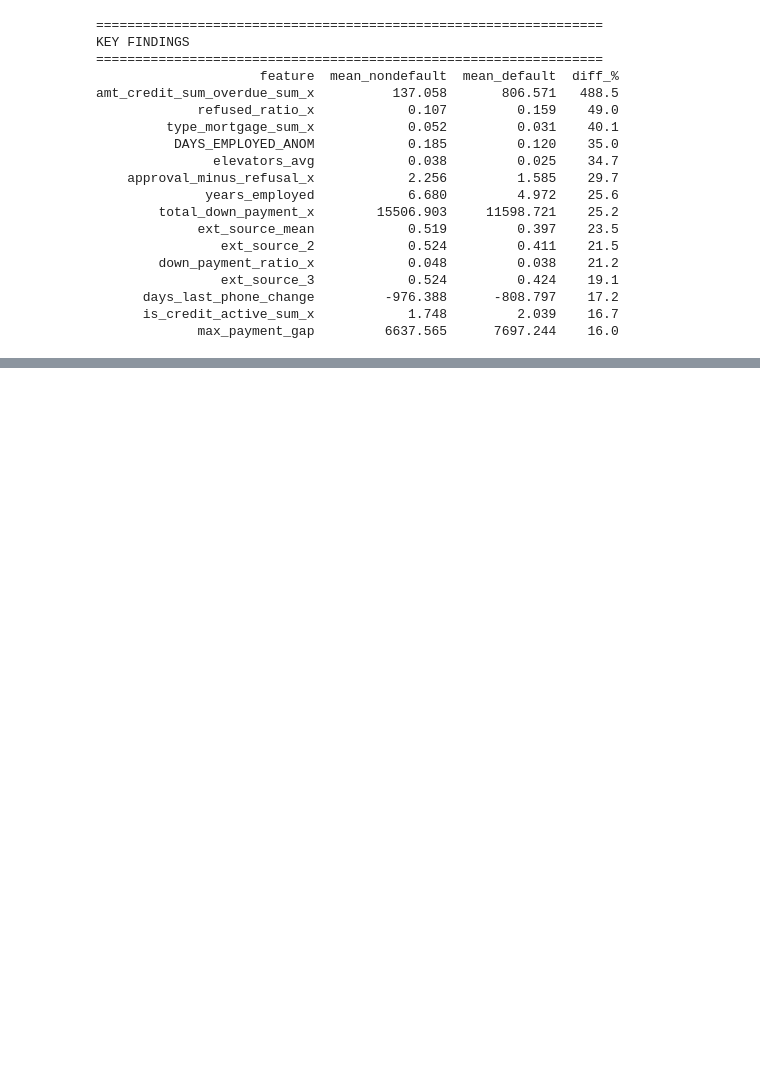
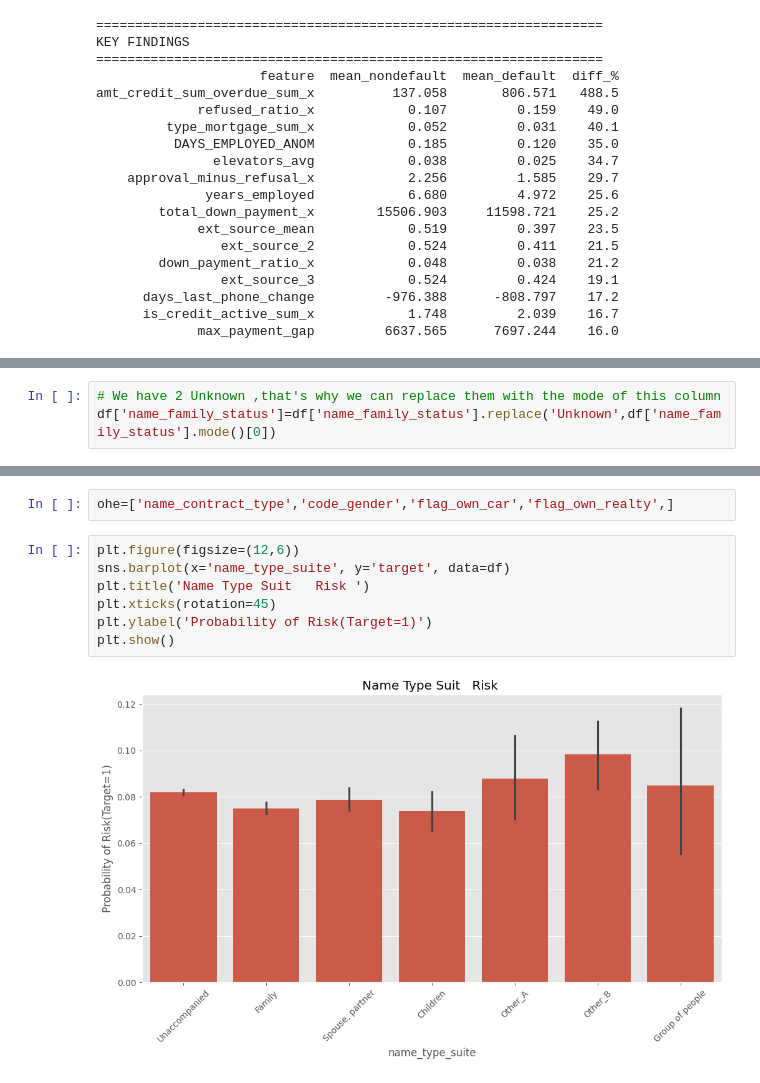
Before and after one commit to ruslancabbarov/Home-Credit-Risk-Management, a Jupyter notebook: Notebooks/EDA.ipynb, the cells around one changed output, grey strips where cells are left out. Cells and saved outputs as stored; diff of their text form; blank space fills up the shorter version.

Commit message:
EDA finished and data pickled

```diff
--- a/Notebooks/EDA.ipynb
+++ b/Notebooks/EDA.ipynb
@@ -514,0 +531,3 @@ from sklearn.preprocessing import LabelEncoder
+# %%
+# We have 2 Unknown ,that's why we can replace them with the mode of this column
+df['name_family_status']=df['name_family_status'].replace('Unknown',df['name_family_status'].mode()[0])
@@ -514,0 +555,11 @@ from sklearn.preprocessing import LabelEncoder
+# %%
+ohe=['name_contract_type','code_gender','flag_own_car','flag_own_realty',]
+# %%
+plt.figure(figsize=(12,6))
+sns.barplot(x='name_type_suite', y='target', data=df)
+plt.title('Name Type Suit   Risk ')
+plt.xticks(rotation=45)
+plt.ylabel('Probability of Risk(Target=1)')
+plt.show()
+# %% [output]
+[figure, added]
```
Also changed, not shown: parts of 20 cells of this notebook.
